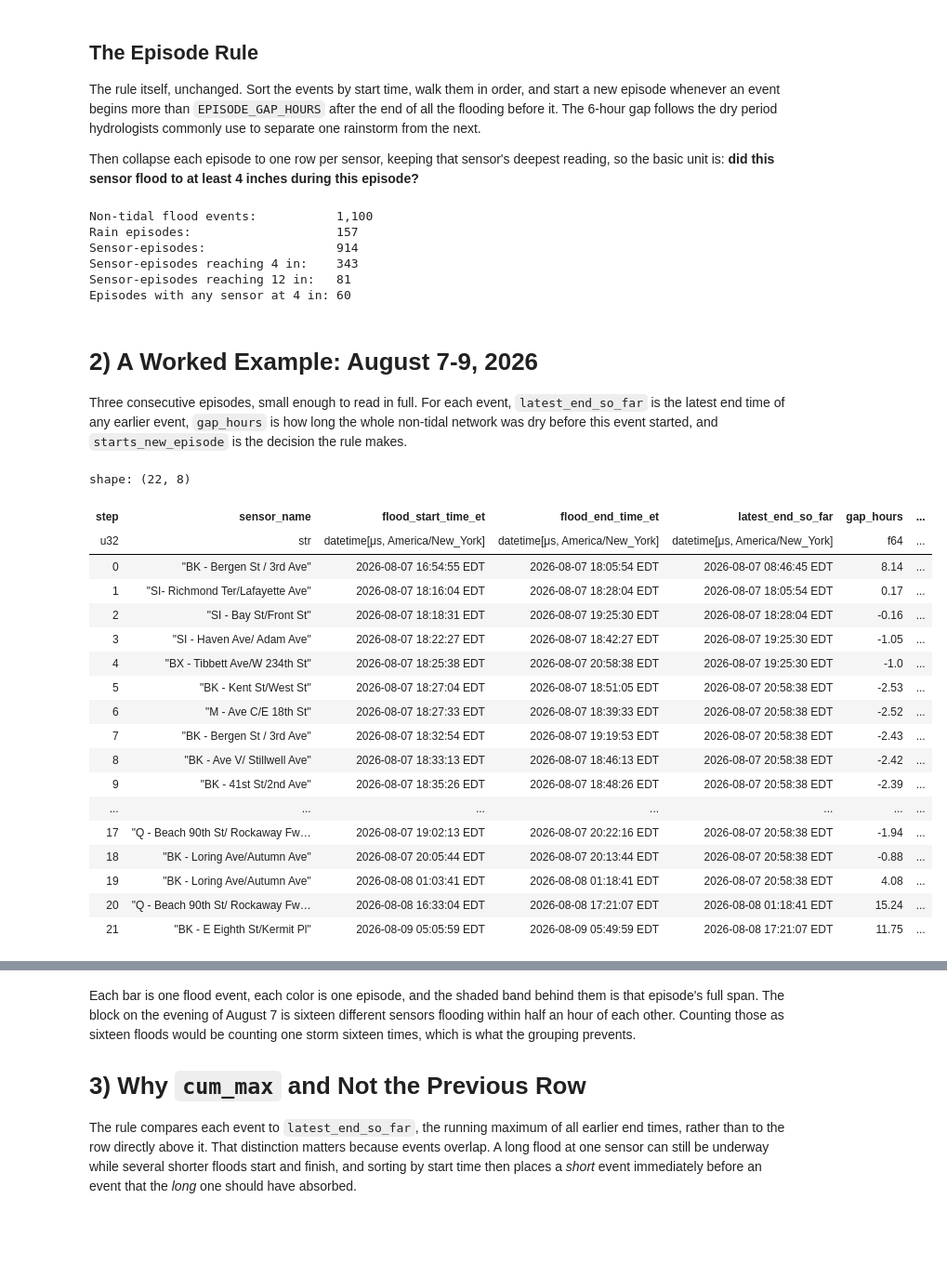
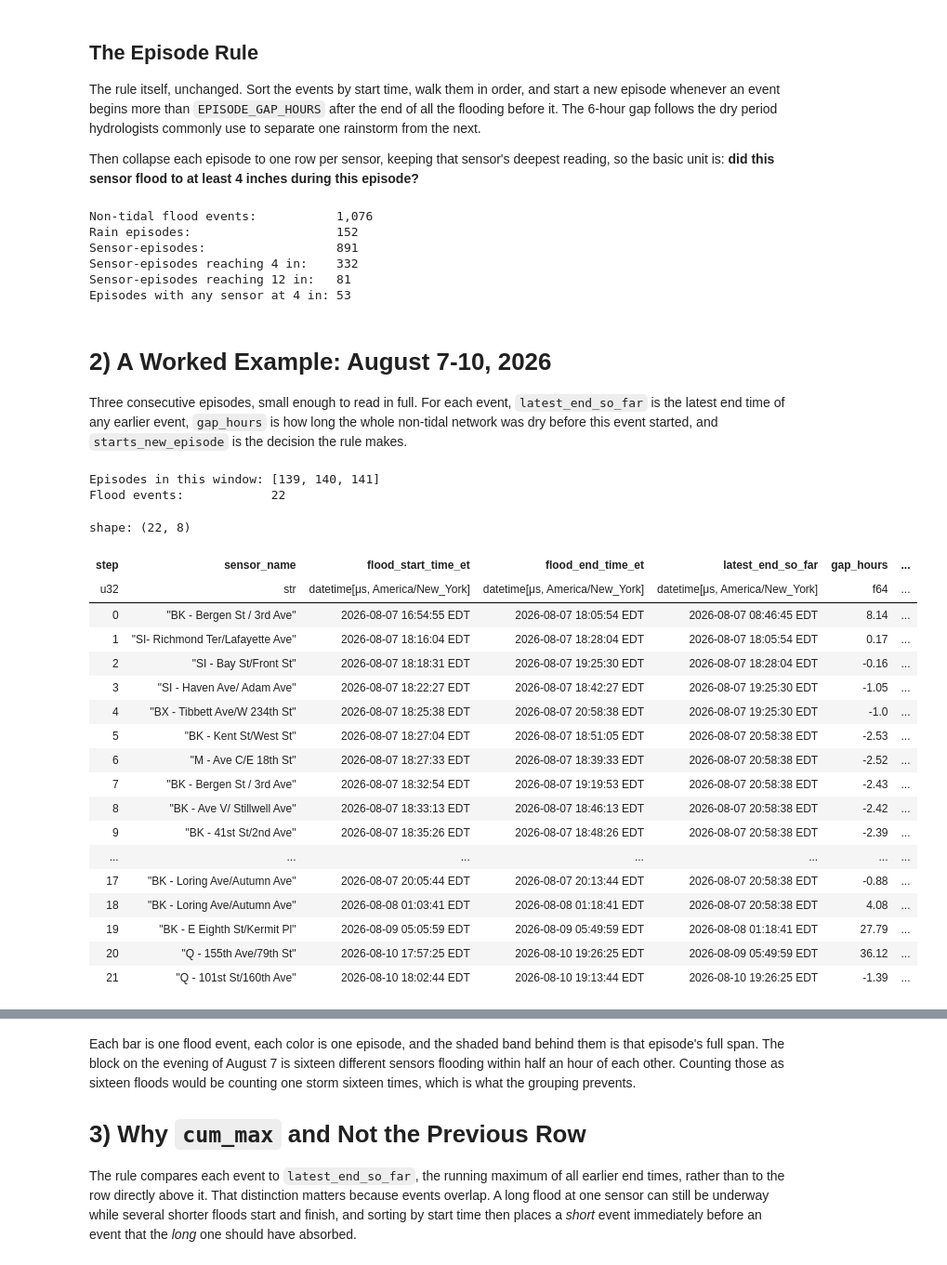
Before and after one commit to mebauer/floodnet-nyc-tutorial, a Jupyter notebook: 06-rain-episodes.ipynb, the cells around one changed output, grey strips where cells are left out. Shown at 93% size. Saved outputs shown, nothing was run; the diff lists cells and outputs as text; code cells hidden in the pictures; blank space fills up the shorter version.

```diff
--- a/06-rain-episodes.ipynb
+++ b/06-rain-episodes.ipynb
@@ -114,8 +115,7 @@ SEVERE_THRESHOLD_IN = 12
 EPISODE_GAP_HOURS = 6
 
 rain_events_df = (
-    rain_events_df
-    .sort("flood_start_time_et")
+    rain_events_df.sort("flood_start_time_et")
     # latest end time of any earlier event
     .with_columns(
         pl.col("flood_end_time_et").cum_max().shift(1).alias("latest_end_so_far")
@@ -134,8 +134,7 @@ rain_events_df = (
 
 # one row per sensor per episode, keeping its deepest reading
 sensor_episodes_df = (
-    rain_events_df
-    .group_by("episode_id", "sensor_id")
+    rain_events_df.group_by("episode_id", "sensor_id")
     .agg(
         pl.col("flood_start_time_et").min().alias("start_time"),
         pl.col("max_depth_inches").max().alias("max_depth_inches"),
@@ -149,8 +148,7 @@ sensor_episodes_df = (
 
 # one row per episode
 episodes_df = (
-    rain_events_df
-    .group_by("episode_id")
+    rain_events_df.group_by("episode_id")
     .agg(
         pl.col("flood_start_time_et").min().alias("episode_start"),
         pl.col("flood_end_time_et").max().alias("episode_end"),
@@ -178,22 +176,32 @@ print(f"Sensor-episodes reaching 4 in:    {sensor_episodes_df['reached_4in'].sum
 print(f"Sensor-episodes reaching 12 in:   {sensor_episodes_df['reached_12in'].sum():,}")
 print(f"Episodes with any sensor at 4 in: {episodes_df.filter(pl.col('sensors_4in') > 0).height:,}")
 # %% [output]
-Non-tidal flood events:           1,100
-Rain episodes:                    157
-Sensor-episodes:                  914
-Sensor-episodes reaching 4 in:    343
+Non-tidal flood events:           1,076
+Rain episodes:                    152
+Sensor-episodes:                  891
+Sensor-episodes reaching 4 in:    332
 Sensor-episodes reaching 12 in:   81
-Episodes with any sensor at 4 in: 60
+Episodes with any sensor at 4 in: 53
 # %% [markdown]
-# 2) A Worked Example: August 7-9, 2026
+# 2) A Worked Example: August 7-10, 2026
 Three consecutive episodes, small enough to read in full. For each event, `latest_end_so_far` is the latest end time of any earlier event, `gap_hours` is how long the whole non-tidal network was dry before this event started, and `starts_new_episode` is the decision the rule makes.
 # %%
-# a small, readable window: three consecutive episodes in August 2026
-EXAMPLE_EPISODES = [143, 144, 145]
+# a small, readable window: the storms of August 7-10, 2026.
+# selected by date rather than by episode_id, because episode ids are a running
+# count over the whole record and shift whenever the data is refreshed
+EXAMPLE_WINDOW = (date(2026, 8, 7), date(2026, 8, 10))
+
+# every episode with at least one event starting in the window, taken whole
+example_episodes = (
+    rain_events_df.filter(pl.col("flood_date").is_between(*EXAMPLE_WINDOW))
+    .get_column("episode_id")
+    .unique()
+    .sort()
+    .to_list()
+)
 
 walkthrough_df = (
-    rain_events_df
-    .filter(pl.col("episode_id").is_in(EXAMPLE_EPISODES))
+    rain_events_df.filter(pl.col("episode_id").is_in(example_episodes))
     .sort("flood_start_time_et")
     .with_columns(
         # the same gap the episode rule tests, in hours
@@ -206,39 +214,44 @@ walkthrough_df = (
         (pl.col("gap_hours") > EPISODE_GAP_HOURS)
         .fill_null(True)
         .alias("starts_new_episode")
     )
     # number the events so we can refer to them below
     .with_row_index("step")
 )
 
+print(f"Episodes in this window: {example_episodes}")
+print(f"Flood events:            {walkthrough_df.height}")
+
 # show every row rather than the usual truncated preview
 with pl.Config(tbl_rows=25):
     display(
         walkthrough_df.select(
             "step", "sensor_name", "flood_start_time_et", "flood_end_time_et",
             "latest_end_so_far", "gap_hours", "starts_new_episode", "episode_id",
         )
     )
 # %% [output]
-shape: (22, 8)
+Episodes in this window: [139, 140, 141]
+Flood events:            22
+shape: (22, 8)
 | step | sensor_name | flood_start_time_et | flood_end_time_et | latest_end_so_far | gap_hours | ... |
 | u32 | str | datetime[μs, America/New_York] | datetime[μs, America/New_York] | datetime[μs, America/New_York] | f64 | ... |
 | 0 | "BK - Bergen St / 3rd Ave" | 2026-08-07 16:54:55 EDT | 2026-08-07 18:05:54 EDT | 2026-08-07 08:46:45 EDT | 8.14 | ... |
 | 1 | "SI- Richmond Ter/Lafayette Ave" | 2026-08-07 18:16:04 EDT | 2026-08-07 18:28:04 EDT | 2026-08-07 18:05:54 EDT | 0.17 | ... |
 | 2 | "SI - Bay St/Front St" | 2026-08-07 18:18:31 EDT | 2026-08-07 19:25:30 EDT | 2026-08-07 18:28:04 EDT | -0.16 | ... |
 | 3 | "SI - Haven Ave/ Adam Ave" | 2026-08-07 18:22:27 EDT | 2026-08-07 18:42:27 EDT | 2026-08-07 19:25:30 EDT | -1.05 | ... |
 | 4 | "BX - Tibbett Ave/W 234th St" | 2026-08-07 18:25:38 EDT | 2026-08-07 20:58:38 EDT | 2026-08-07 19:25:30 EDT | -1.0 | ... |
 | 5 | "BK - Kent St/West St" | 2026-08-07 18:27:04 EDT | 2026-08-07 18:51:05 EDT | 2026-08-07 20:58:38 EDT | -2.53 | ... |
 | 6 | "M - Ave C/E 18th St" | 2026-08-07 18:27:33 EDT | 2026-08-07 18:39:33 EDT | 2026-08-07 20:58:38 EDT | -2.52 | ... |
 | 7 | "BK - Bergen St / 3rd Ave" | 2026-08-07 18:32:54 EDT | 2026-08-07 19:19:53 EDT | 2026-08-07 20:58:38 EDT | -2.43 | ... |
 | 8 | "BK - Ave V/ Stillwell Ave" | 2026-08-07 18:33:13 EDT | 2026-08-07 18:46:13 EDT | 2026-08-07 20:58:38 EDT | -2.42 | ... |
 | 9 | "BK - 41st St/2nd Ave" | 2026-08-07 18:35:26 EDT | 2026-08-07 18:48:26 EDT | 2026-08-07 20:58:38 EDT | -2.39 | ... |
 | ... | ... | ... | ... | ... | ... | ... |
-| 17 | "Q - Beach 90th St/ Rockaway Fw… | 2026-08-07 19:02:13 EDT | 2026-08-07 20:22:16 EDT | 2026-08-07 20:58:38 EDT | -1.94 | ... |
-| 18 | "BK - Loring Ave/Autumn Ave" | 2026-08-07 20:05:44 EDT | 2026-08-07 20:13:44 EDT | 2026-08-07 20:58:38 EDT | -0.88 | ... |
-| 19 | "BK - Loring Ave/Autumn Ave" | 2026-08-08 01:03:41 EDT | 2026-08-08 01:18:41 EDT | 2026-08-07 20:58:38 EDT | 4.08 | ... |
-| 20 | "Q - Beach 90th St/ Rockaway Fw… | 2026-08-08 16:33:04 EDT | 2026-08-08 17:21:07 EDT | 2026-08-08 01:18:41 EDT | 15.24 | ... |
-| 21 | "BK - E Eighth St/Kermit Pl" | 2026-08-09 05:05:59 EDT | 2026-08-09 05:49:59 EDT | 2026-08-08 17:21:07 EDT | 11.75 | ... |
+| 17 | "BK - Loring Ave/Autumn Ave" | 2026-08-07 20:05:44 EDT | 2026-08-07 20:13:44 EDT | 2026-08-07 20:58:38 EDT | -0.88 | ... |
+| 18 | "BK - Loring Ave/Autumn Ave" | 2026-08-08 01:03:41 EDT | 2026-08-08 01:18:41 EDT | 2026-08-07 20:58:38 EDT | 4.08 | ... |
+| 19 | "BK - E Eighth St/Kermit Pl" | 2026-08-09 05:05:59 EDT | 2026-08-09 05:49:59 EDT | 2026-08-08 01:18:41 EDT | 27.79 | ... |
+| 20 | "Q - 155th Ave/79th St" | 2026-08-10 17:57:25 EDT | 2026-08-10 19:26:25 EDT | 2026-08-09 05:49:59 EDT | 36.12 | ... |
+| 21 | "Q - 101st St/160th Ave" | 2026-08-10 18:02:44 EDT | 2026-08-10 19:13:44 EDT | 2026-08-10 19:26:25 EDT | -1.39 | ... |
 # %% [markdown]
 Reading the table top to bottom shows the entire rule at work. The `step` column numbers the events in the order the rule walks them:
 
```
Also changed, not shown: parts of 9 cells of this notebook, 9 other files.
